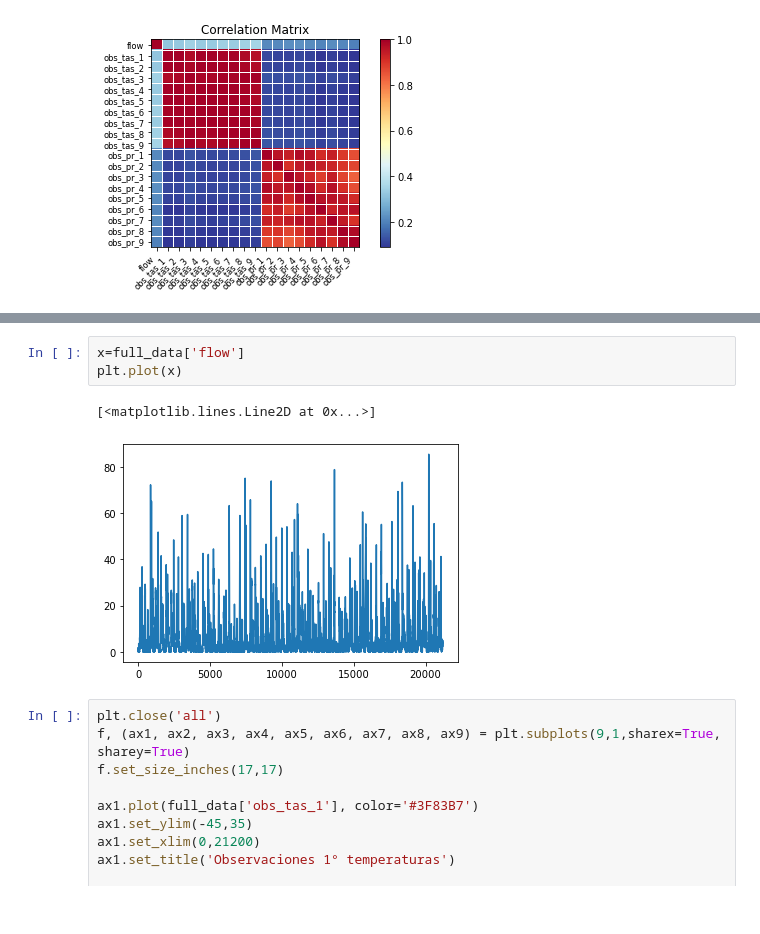
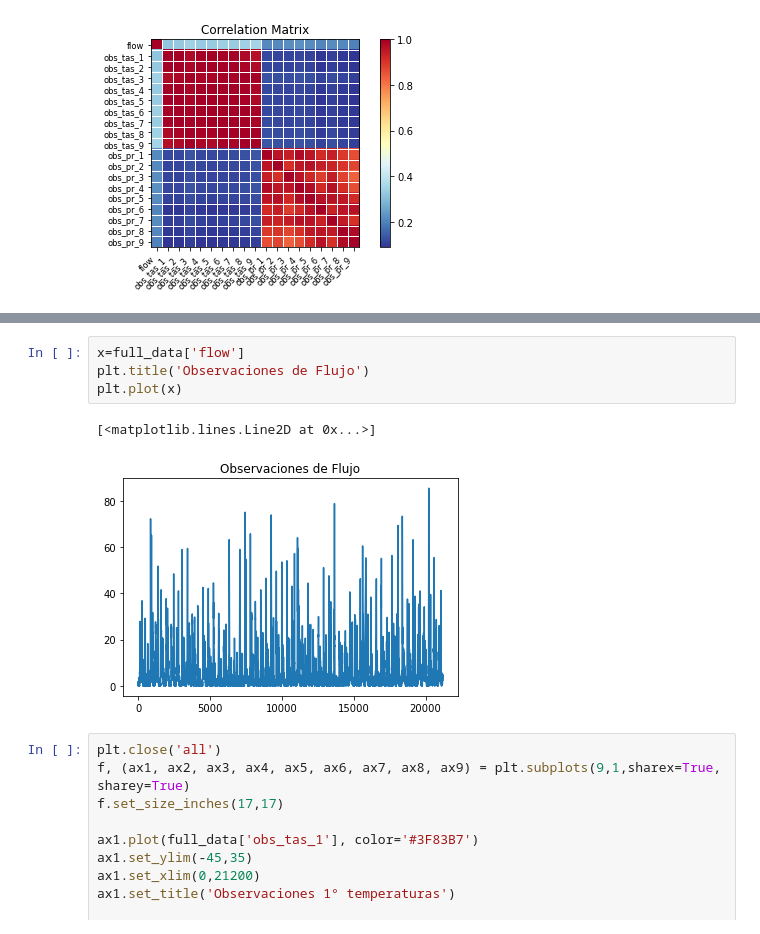
Before and after one commit to Jairo22EnriqueTec/CienciaDatosTopologia, a Jupyter notebook: Analisis.ipynb, the cells around one changed output, grey strips where cells are left out. Saved outputs shown, nothing was run; the diff lists cells and outputs as text.

```diff
--- a/Analisis.ipynb
+++ b/Analisis.ipynb
@@ -341,10 +341,11 @@ full_data.describe()
 | max | 85.397653 | 20.299999 | 21.200001 | 23.400000 | 21.700001 | 21.700001 | 22.700001 | 21.799999 | 23.299999 | ... |
 # %%
 x=full_data['flow']
+plt.title('Observaciones de Flujo')
 plt.plot(x)
 # %% [output]
 [<matplotlib.lines.Line2D at 0x...>]
-[figure, old version]
+[figure, new version]
 # %%
 plt.close('all')
 f, (ax1, ax2, ax3, ax4, ax5, ax6, ax7, ax8, ax9) = plt.subplots(9,1,sharex=True, sharey=True)
```
Also changed, not shown: parts of 1 cell of this notebook.
